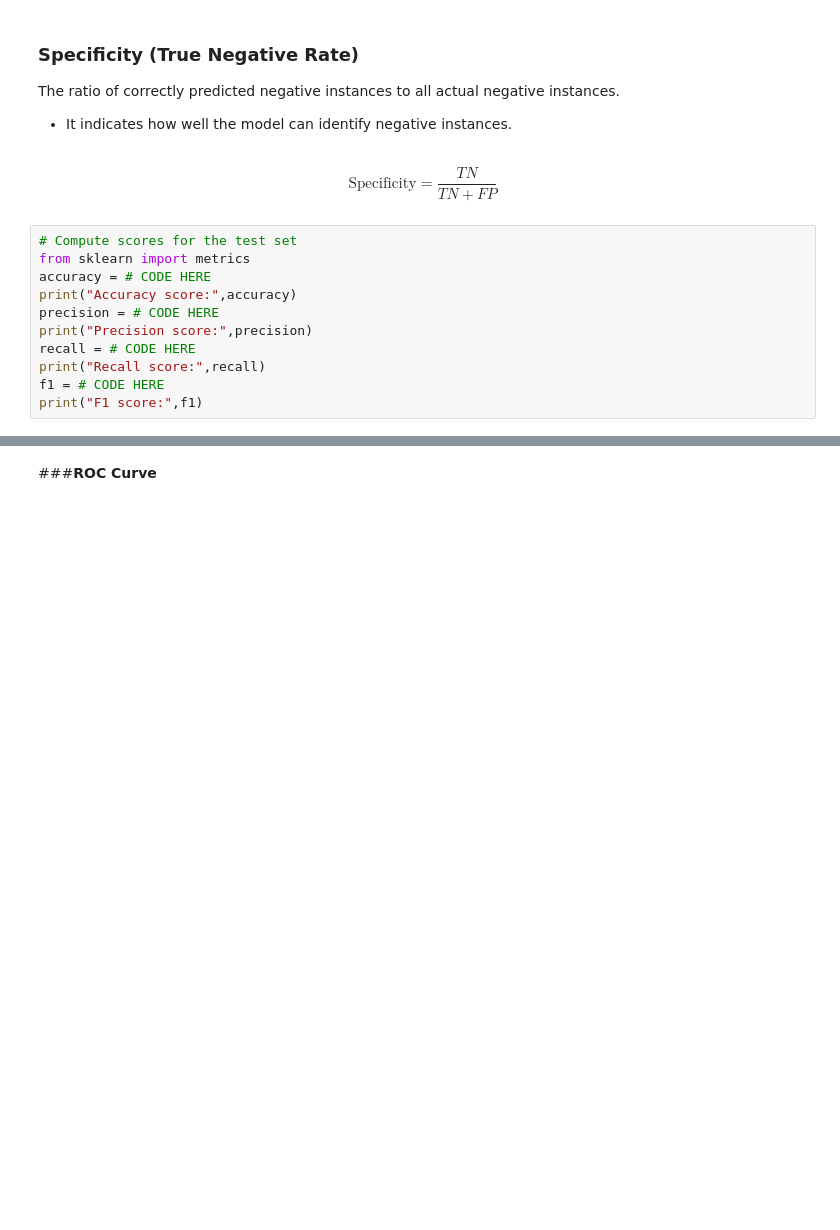
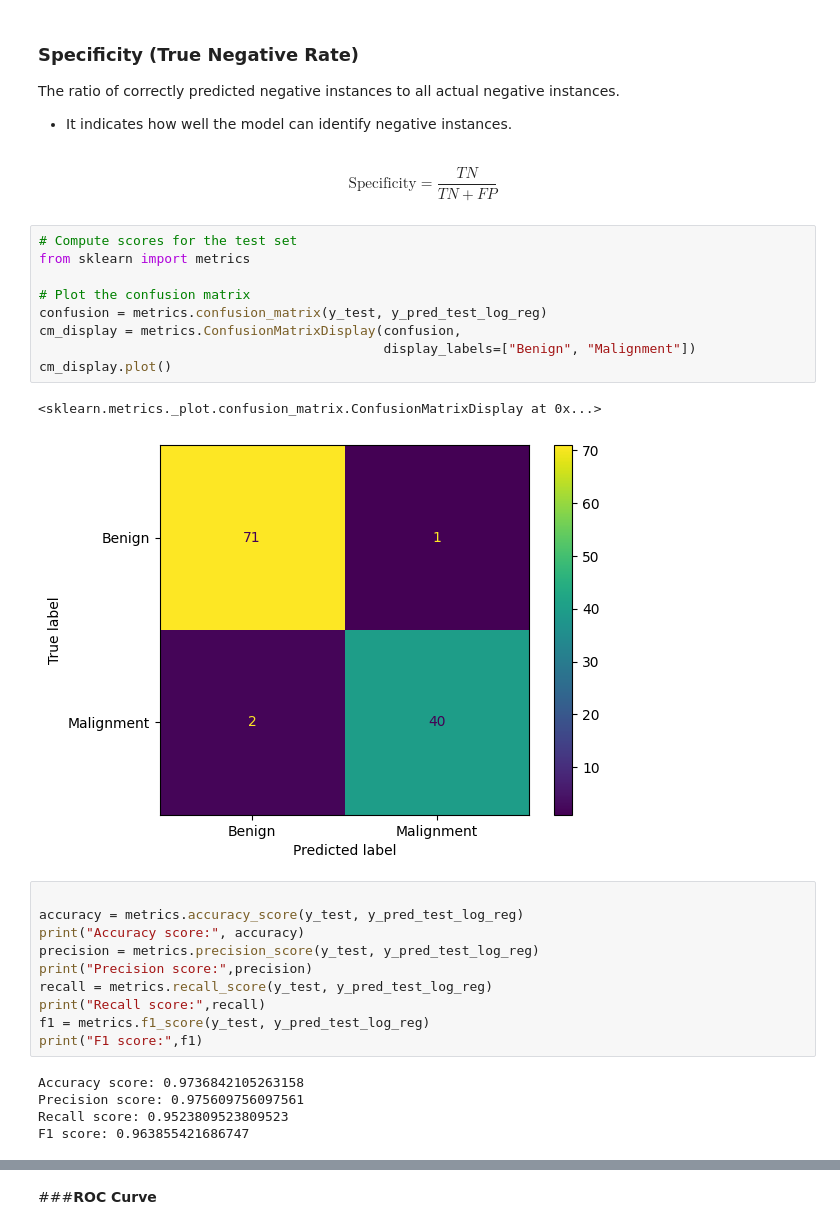
Before and after one commit to opendroid/ml, a Jupyter notebook: regression/logistic/ex02_classification.ipynb, the cells around one changed output, grey strips where cells are left out. Cells and saved outputs as stored; diff of their text form; blank space fills up the shorter version.

```diff
--- a/regression/logistic/ex02_classification.ipynb
+++ b/regression/logistic/ex02_classification.ipynb
@@ -555,14 +557,30 @@ The ratio of correctly predicted negative instances to all actual negative insta
    $$
    \text{Specificity} = \frac{TN}{TN + FP}
    $$
+# %%
+# Compute scores for the test set
+from sklearn import metrics
+
+# Plot the confusion matrix
+confusion = metrics.confusion_matrix(y_test, y_pred_test_log_reg)
+cm_display = metrics.ConfusionMatrixDisplay(confusion,
+                                            display_labels=["Benign", "Malignment"])
+cm_display.plot()
+# %% [output]
+<sklearn.metrics._plot.confusion_matrix.ConfusionMatrixDisplay at 0x...>
+[figure, added]
 # %%
-# Compute scores for the test set
-from sklearn import metrics
-accuracy = # CODE HERE
-print("Accuracy score:",accuracy)
-precision = # CODE HERE
+
+accuracy = metrics.accuracy_score(y_test, y_pred_test_log_reg)
+print("Accuracy score:", accuracy)
+precision = metrics.precision_score(y_test, y_pred_test_log_reg)
 print("Precision score:",precision)
-recall = # CODE HERE
+recall = metrics.recall_score(y_test, y_pred_test_log_reg)
 print("Recall score:",recall)
-f1 = # CODE HERE
+f1 = metrics.f1_score(y_test, y_pred_test_log_reg)
 print("F1 score:",f1)
+# %% [output]
+Accuracy score: 0.9736842105263158
+Precision score: 0.975609756097561
+Recall score: 0.9523809523809523
+F1 score: 0.963855421686747
```
Also changed, not shown: parts of 21 cells of this notebook, 8 other files.
